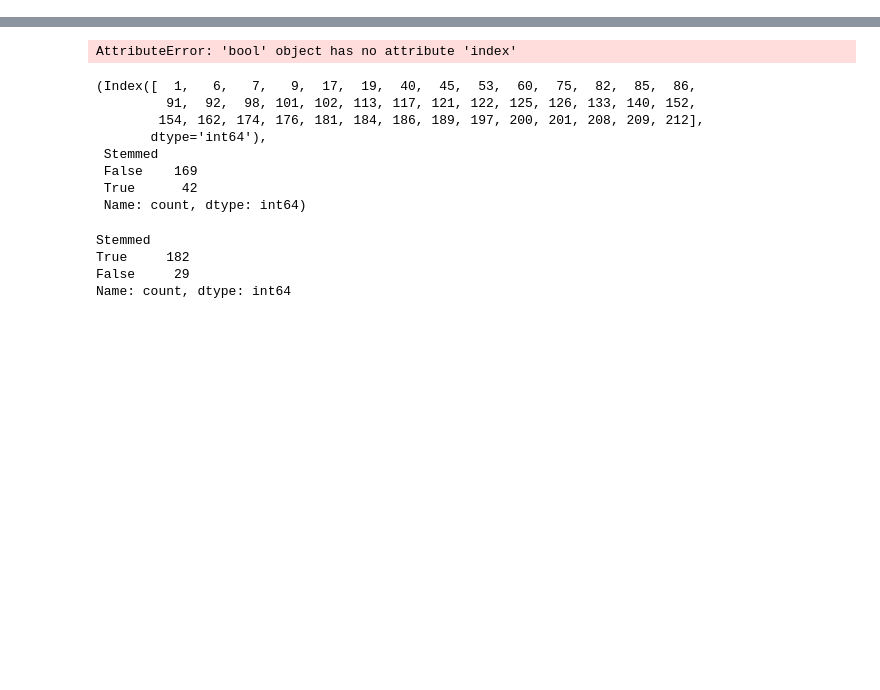
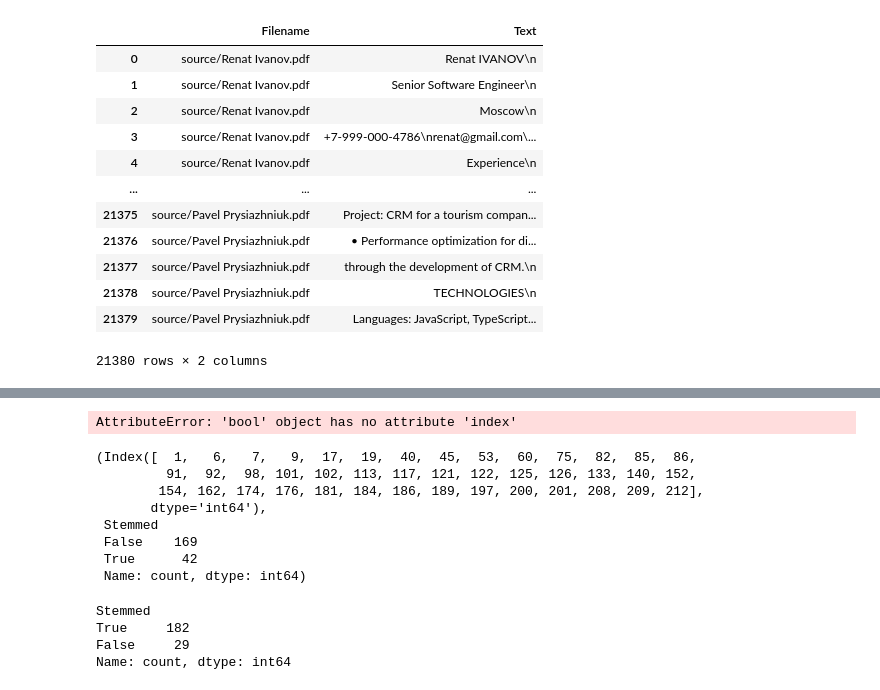
Before and after one commit to staffeev/resumes_to_json, a Jupyter notebook: notebooks/main.ipynb, the cells around one changed output, grey strips where cells are left out. Drawn from its saved outputs; the diff is of its cells as text; code cells hidden in the pictures; blank space fills up the shorter version.

```diff
--- a/notebooks/main.ipynb
+++ b/notebooks/main.ipynb
@@ -24,2 +39,18 @@ df = df[~df.isna().any(axis=1)]
+# %%
+df[~df.isna().any(axis=1)]
+# %% [output]
+|  | Filename | Text |
+| 0 | source/Renat Ivanov.pdf | Renat IVANOV\n |
+| 1 | source/Renat Ivanov.pdf | Senior Software Engineer\n |
+| 2 | source/Renat Ivanov.pdf | Moscow\n |
+| 3 | source/Renat Ivanov.pdf | +7-999-000-4786\nrenat@gmail.com\... |
+| 4 | source/Renat Ivanov.pdf | Experience\n |
+| ... | ... | ... |
+| 21375 | source/Pavel Prysiazhniuk.pdf | Project: CRM for a tourism compan... |
+| 21376 | source/Pavel Prysiazhniuk.pdf | • Performance optimization for di... |
+| 21377 | source/Pavel Prysiazhniuk.pdf | through the development of CRM.\n |
+| 21378 | source/Pavel Prysiazhniuk.pdf | TECHNOLOGIES\n |
+| 21379 | source/Pavel Prysiazhniuk.pdf | Languages: JavaScript, TypeScript... |
+21380 rows × 2 columns
 # %%
 df = preprocess(df)
```
Also changed, not shown: parts of 4 cells of this notebook, 5 other files.
